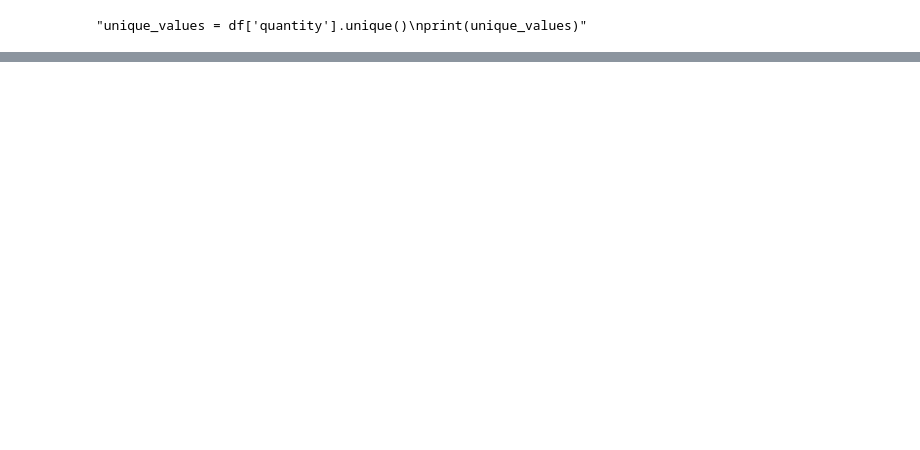
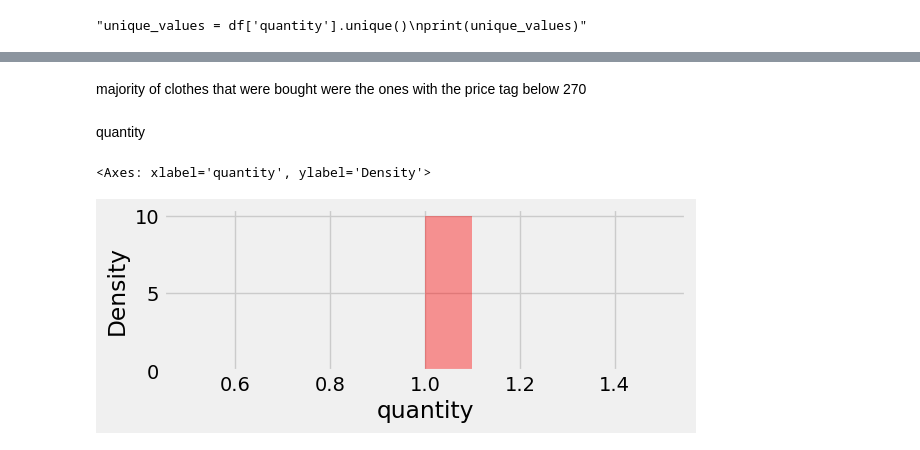
Before and after one commit to MboyaDan/Sales_prediction, a Jupyter notebook: Model/sales_predict.ipynb, the cells around one changed output, grey strips where cells are left out. Drawn from its saved outputs; the diff is of its cells as text; code cells hidden in the pictures; blank space fills up the shorter version.

```diff
--- a/Model/sales_predict.ipynb
+++ b/Model/sales_predict.ipynb
@@ -258,0 +301,10 @@ print(unique_values)"""
+# %% [markdown]
+majority of clothes that were bought were the ones with the price tag below 270
+# %% [markdown]
+quantity
+# %%
+plt.figure(figsize=(6,2))
+sns.distplot(df_quantile[df_quantile['quantity'] <= 1]['quantity'], kde=True, bins=10, color='red')
+# %% [output]
+<Axes: xlabel='quantity', ylabel='Density'>
+[figure, added]
```
Also changed, not shown: parts of 13 cells of this notebook.
